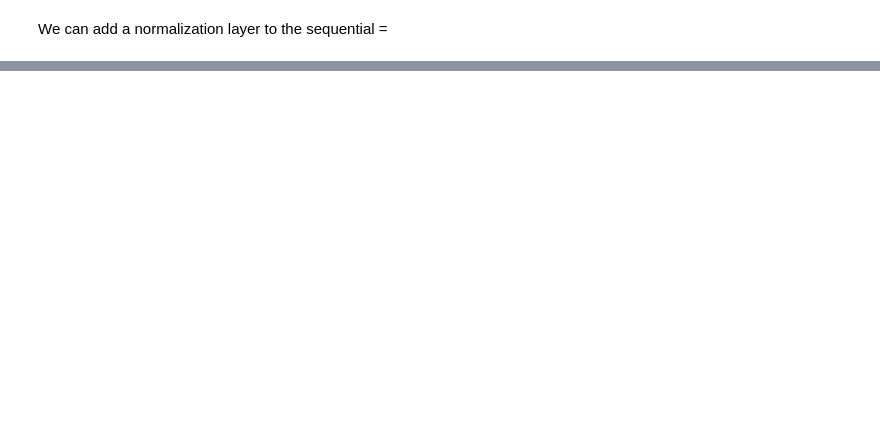
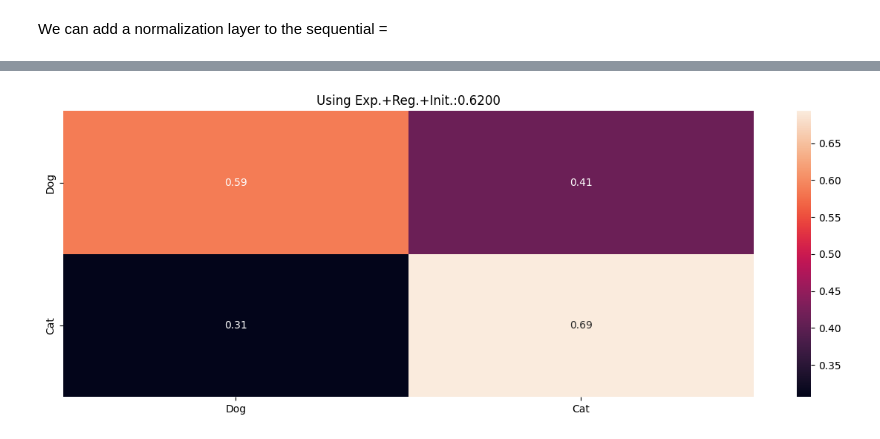
Before and after one commit to ElijahChesnut26/MLLab6, a Jupyter notebook: MLLab6.ipynb, the cells around one changed output, grey strips where cells are left out. Cells and saved outputs as stored; diff of their text form; code cells hidden in the pictures; blank space fills up the shorter version.

```diff
--- a/MLLab6.ipynb
+++ b/MLLab6.ipynb
@@ -74,0 +355,3 @@ cnn.add( Conv2D(filters=16, kernel_size= (3,3), padding='same', input_shape=(128
+# %%
+summarize_net(cnn2, X_test, y_test, title_text='Using Exp.+Reg.+Init.:')
+# %% [output]
@@ -74,0 +359 @@ cnn.add( Conv2D(filters=16, kernel_size= (3,3), padding='same', input_shape=(128
+[figure, added]
```
Also changed, not shown: parts of 16 cells of this notebook.
